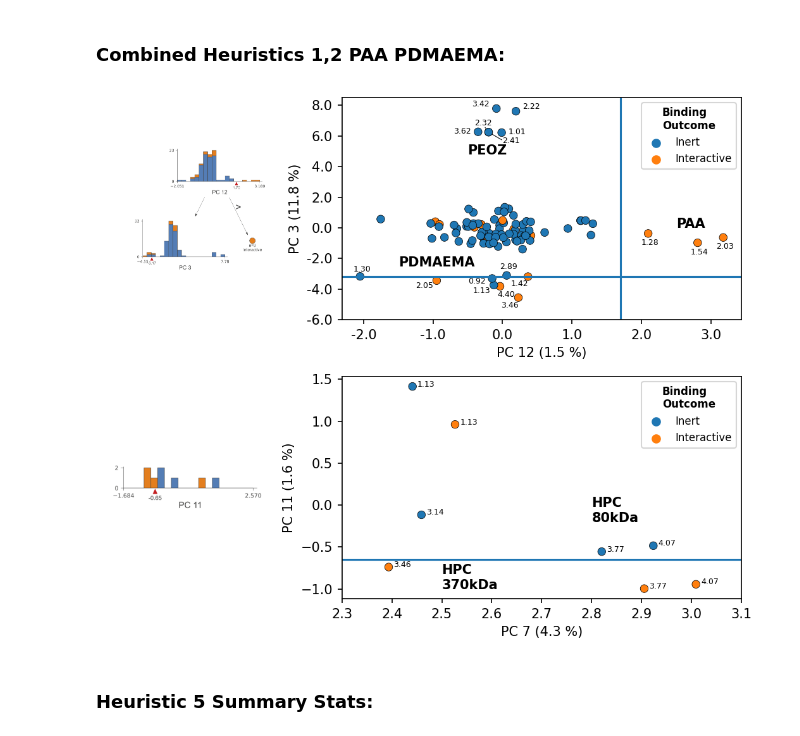
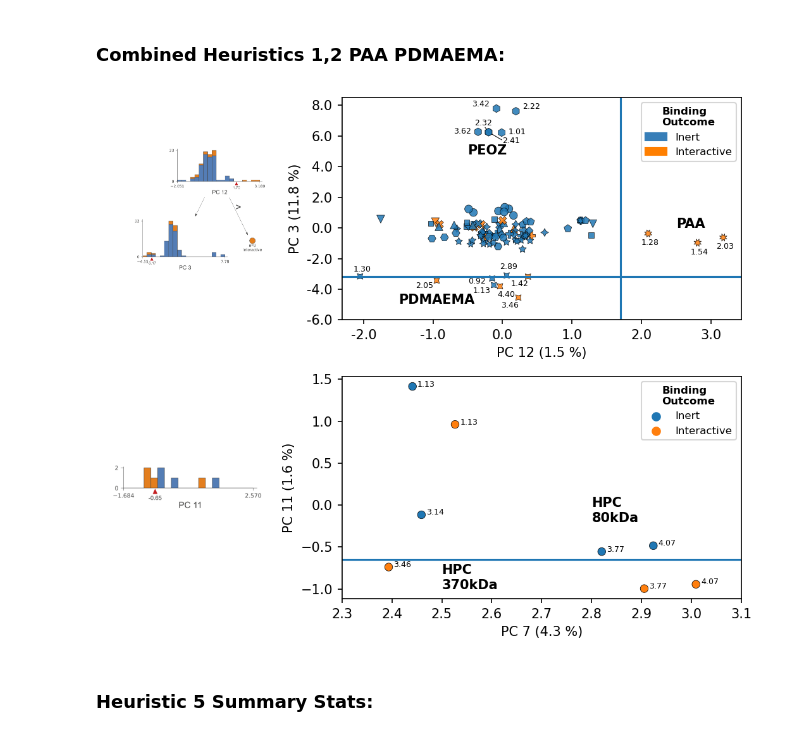
Before and after one commit to Frank-Gu-Lab/infrno, a Jupyter notebook: notebooks/final_model_paper_CDE_rs148.ipynb, the cells around one changed output. Cells and saved outputs as stored; diff of their text form; code cells hidden in the pictures.

Commit message:
update proton id to include mw; fig 4b per rev com

```diff
--- a/notebooks/final_model_paper_CDE_rs148.ipynb
+++ b/notebooks/final_model_paper_CDE_rs148.ipynb
@@ -535,7 +534,7 @@ full_dataset.columns = [int(col) for col in full_dataset.columns]
 full_dataset['bind'] = y
 full_dataset['proton_id'] = proton_id
 full_dataset['proton_id'] = full_dataset['proton_id'].apply(lambda x: x.split("_", -1)[0] +" "+ x.split("_",-1)[1] + " " + x.split("_", -1)[-1])
-full_dataset['polymer_id'] = full_dataset['proton_id'].apply(lambda x: x.split(" ", -1)[0])
+full_dataset['polymer_id'] = full_dataset['proton_id'].apply(lambda x: x.split(" ", -1)[0] + " " + x.split(" ", -1)[1])
 full_dataset['cumulative_disco_effect'] = cde_lookup
 interpretable_df['cumulative_disco_effect'] = full_dataset['cumulative_disco_effect']
 
@@ -697,9 +696,13 @@ axd['C'].yaxis.set_visible(False)
 
 # add PAA PC Plot
 g = sns.scatterplot(data=full_dataset, x=12, y=3, hue='bind',
-            edgecolor='k', linewidth=0.35, ax = axd['D'])
-legend_labels, _ = axd['D'].get_legend_handles_labels()
-g.legend(legend_labels, ['Inert', 'Interactive'],
+            edgecolor='k', linewidth=0.35, ax = axd['D'], style = 'polymer_id', alpha = 0.85)
+
+inert_patches = mpatches.Patch(color=custom_colors[0], label = 'Inert')
+interactive_patches = mpatches.Patch(color = custom_colors[2], label = 'Interactive')
+
+#legend_labels, _ = axd['D'].get_legend_handles_labels()
+g.legend(handles = [inert_patches,interactive_patches],
           loc='upper right', title_fontproperties={'weight': 'bold', 'size':8},
          title='Binding\nOutcome', fontsize=8)
 
@@ -753,7 +756,7 @@ for ix, proton in full_dataset.iterrows():
             axd['D'].text(s=ppm, x=proton[12]+0.10, y=proton[3]-0.1, fontsize = annot_size)
 
 axd['D'].text(s="PAA", x=2.5, y=0, fontweight = 'bold')
-axd['D'].text(s="PDMAEMA", x=-1.5, y=-2.5, fontweight='bold')
+axd['D'].text(s="PDMAEMA", x=-1.5, y=-4.95, fontweight='bold')
 axd['D'].text(s="PEOZ", x=-0.5, y=4.8, fontweight='bold')
 axd['D'].xaxis.set_major_formatter('{x:0<3.1f}')
 axd['D'].yaxis.set_major_formatter('{x:0<3.1f}')
@@ -792,34 +795,34 @@ for ix, proton in hpc_leaf.iterrows():
         elif proton['proton_id'].replace(" ", "") == 'HPC370k3.46':
             axd['H'].text(s=ppm, x=proton[7]+0.01, y=proton[11], fontsize = annot_size)
 
         elif proton['proton_id'].replace(" ", "") == 'HPC370k3.77':
             axd['H'].text(s=ppm, x=proton[7]+0.01, y=proton[11], fontsize = annot_size)
 
         elif proton['proton_id'].replace(" ", "") == 'HPC80k3.77':
             axd['H'].text(s=ppm, x=proton[7]+0.01, y=proton[11], fontsize = annot_size)
 
         elif proton['proton_id'].replace(" ", "") == 'HPC370k4.07':
             axd['H'].text(s=ppm, x=proton[7]+0.01, y=proton[11], fontsize = annot_size)
 
         elif proton['proton_id'].replace(" ", "") == 'HPC80k4.07':
             axd['H'].text(s=ppm, x=proton[7]+0.01, y=proton[11], fontsize = annot_size)
 
 axd['H'].text(s="HPC\n370kDa", x=2.5, y=-1, fontweight = 'bold')
 axd['H'].text(s="HPC\n80kDa", x=2.8, y=-0.2, fontweight='bold')
 
 # ax labels
 axd['H'].set_xlabel(f"PC 7 ({str(np.round(expvar_lookup[6],3)*100)} %)")
 axd['H'].set_ylabel(f"PC 11 ({str(np.round(expvar_lookup[10],3)*100)} %)")
 
 fig.patch.set_facecolor('white')
 plt.tight_layout()
 
 # save as png, svg
 plt.savefig("../figures/main/paa_pdmaema_hpc.png", dpi=1200)
 plt.savefig("../figures/main/paa_pdmaema_hpc.svg", dpi=1200)
 plt.show()
 # %% [output]
-[figure, old version]
+[figure, new version]
 # %% [markdown]
 ### Heuristic 5 Summary Stats:
 # %%
```
Also changed, not shown: parts of 15 cells of this notebook, 2 other files.
